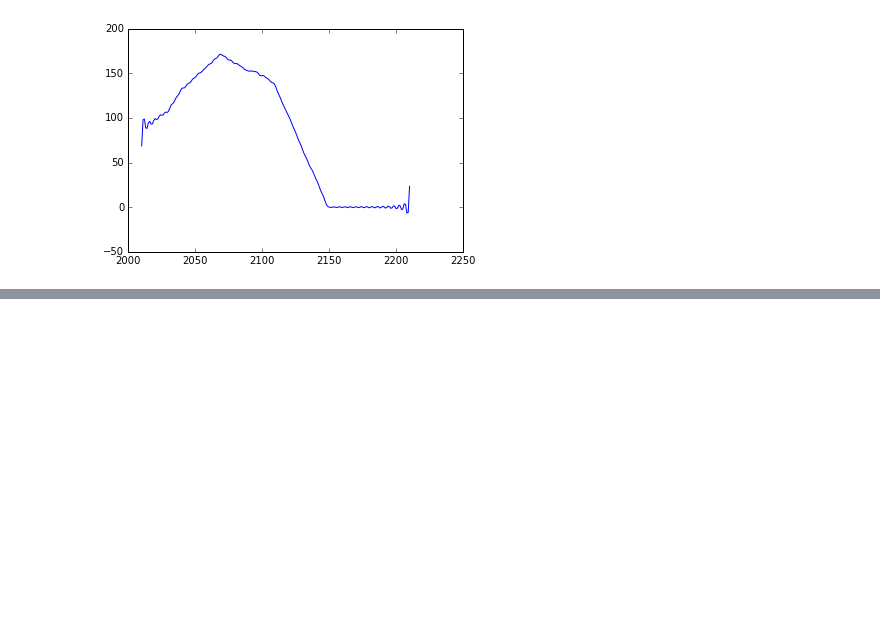
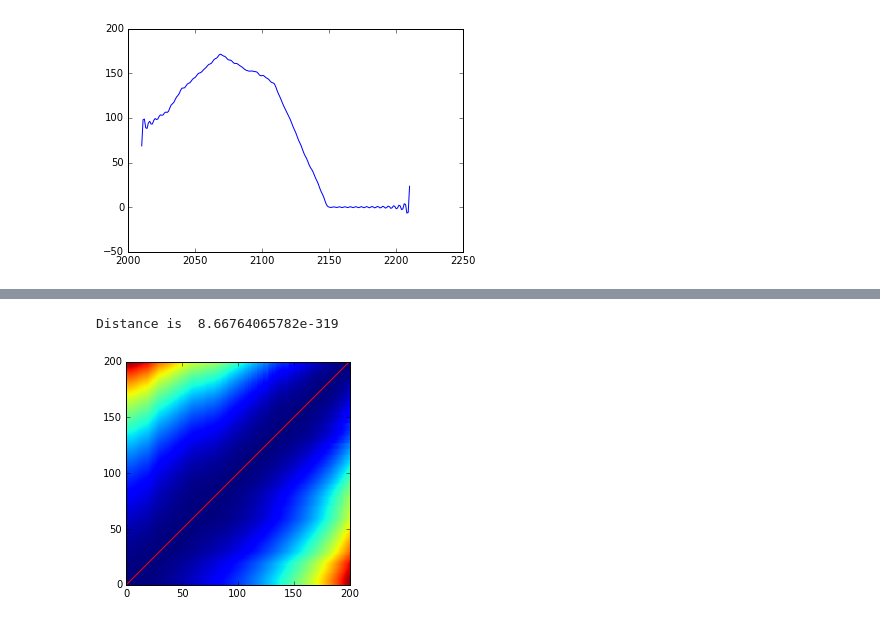
Before and after one commit to scopatz/fc-bench-method, a Jupyter notebook: methodology.ipynb, the cells around one changed output, grey strips where cells are left out. Drawn from its saved outputs; the diff is of its cells as text; code cells hidden in the pictures; blank space fills up the shorter version.

```diff
--- a/methodology.ipynb
+++ b/methodology.ipynb
@@ -204,0 +237,5 @@ array([  2.74621392e+08+0.j,   8.31314824e+07+0.j,   3.70005661e+05+0.j,
+# %%
+display_dwt(dist, cost, path)
+# %% [output]
+Distance is  8.66764065782e-319
+[figure, added]
```
Also changed, not shown: parts of 11 cells of this notebook, 1 other file.
